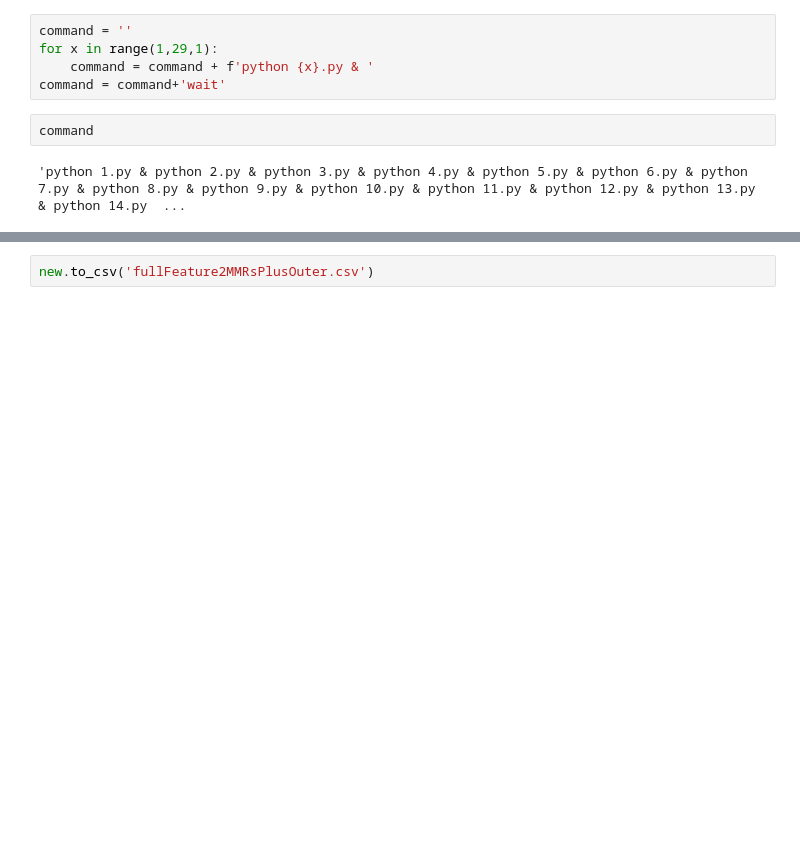
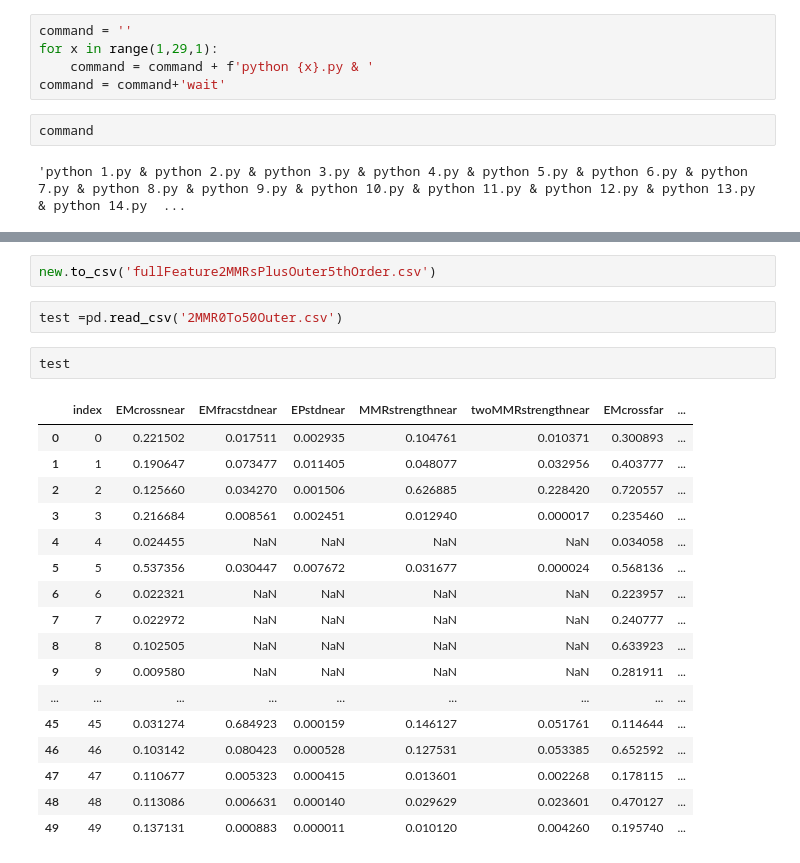
Before and after one commit to Ethadhani/SPOCKalt, a Jupyter notebook: secondMMRintData/combine.ipynb, the cells around one changed output, grey strips where cells are left out. Drawn from its saved outputs; the diff is of its cells as text; blank space fills up the shorter version.

Commit message:
changed to use up to 5th order MMRs

```diff
--- a/secondMMRintData/combine.ipynb
+++ b/secondMMRintData/combine.ipynb
@@ -34,4 +34,26 @@ new
 | 3542 | 138542 | 0.182523 | NaN | NaN | NaN | NaN | 0.430482 | ... |
 133543 rows × 20 columns
 # %%
-new.to_csv('fullFeature2MMRsPlusOuter.csv')
+new.to_csv('fullFeature2MMRsPlusOuter5thOrder.csv')
+# %%
+test =pd.read_csv('2MMR0To50Outer.csv')
+# %%
+test
+# %% [output]
+|  | index | EMcrossnear | EMfracstdnear | EPstdnear | MMRstrengthnear | twoMMRstrengthnear | EMcrossfar | ... |
+| 0 | 0 | 0.221502 | 0.017511 | 0.002935 | 0.104761 | 0.010371 | 0.300893 | ... |
+| 1 | 1 | 0.190647 | 0.073477 | 0.011405 | 0.048077 | 0.032956 | 0.403777 | ... |
+| 2 | 2 | 0.125660 | 0.034270 | 0.001506 | 0.626885 | 0.228420 | 0.720557 | ... |
+| 3 | 3 | 0.216684 | 0.008561 | 0.002451 | 0.012940 | 0.000017 | 0.235460 | ... |
+| 4 | 4 | 0.024455 | NaN | NaN | NaN | NaN | 0.034058 | ... |
+| 5 | 5 | 0.537356 | 0.030447 | 0.007672 | 0.031677 | 0.000024 | 0.568136 | ... |
+| 6 | 6 | 0.022321 | NaN | NaN | NaN | NaN | 0.223957 | ... |
+| 7 | 7 | 0.022972 | NaN | NaN | NaN | NaN | 0.240777 | ... |
+| 8 | 8 | 0.102505 | NaN | NaN | NaN | NaN | 0.633923 | ... |
+| 9 | 9 | 0.009580 | NaN | NaN | NaN | NaN | 0.281911 | ... |
+| ... | ... | ... | ... | ... | ... | ... | ... | ... |
+| 45 | 45 | 0.031274 | 0.684923 | 0.000159 | 0.146127 | 0.051761 | 0.114644 | ... |
+| 46 | 46 | 0.103142 | 0.080423 | 0.000528 | 0.127531 | 0.053385 | 0.652592 | ... |
+| 47 | 47 | 0.110677 | 0.005323 | 0.000415 | 0.013601 | 0.002268 | 0.178115 | ... |
+| 48 | 48 | 0.113086 | 0.006631 | 0.000140 | 0.029629 | 0.023601 | 0.470127 | ... |
+| 49 | 49 | 0.137131 | 0.000883 | 0.000011 | 0.010120 | 0.004260 | 0.195740 | ... |
```
Also changed, not shown: parts of 1 cell of this notebook, 36 other files.
